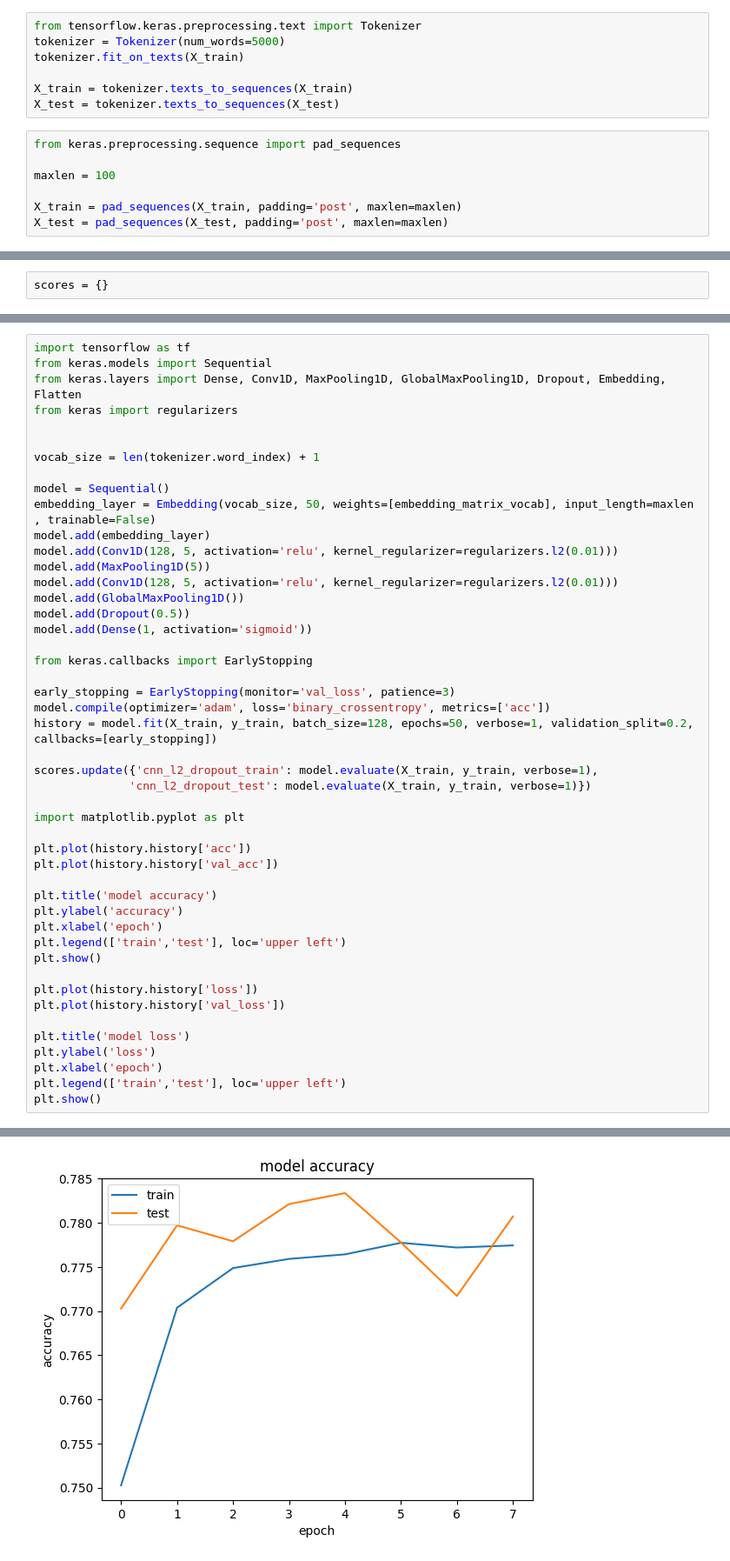
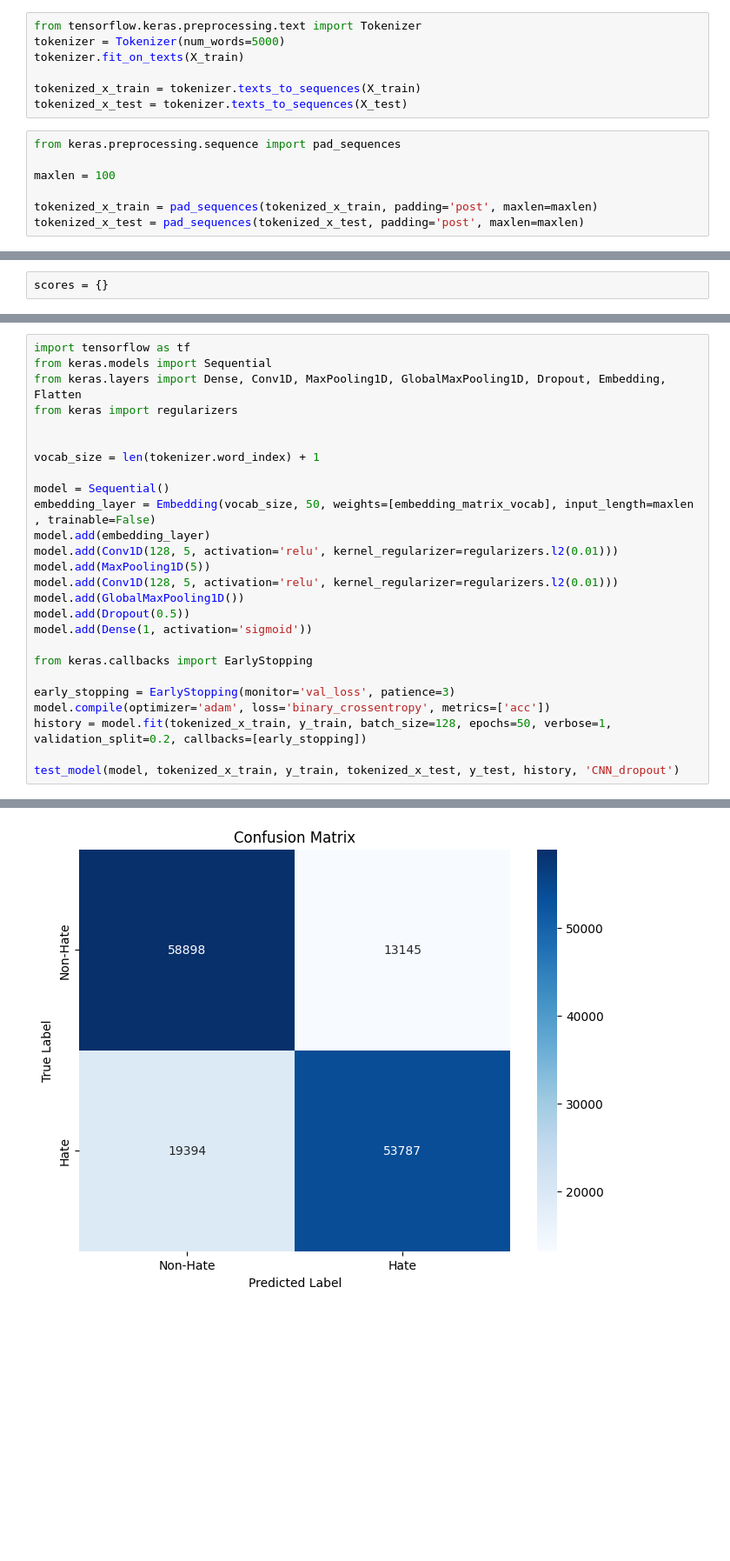
Before and after one commit to mqarmout/hate_speech_detection_ssystem, a Jupyter notebook: feed_forward.ipynb, the cells around one changed output, grey strips where cells are left out. Shown at 87% size. Drawn from its saved outputs; the diff is of its cells as text; blank space fills up the shorter version.

```diff
--- a/feed_forward.ipynb
+++ b/feed_forward.ipynb
@@ -36,15 +36,15 @@ from tensorflow.keras.preprocessing.text import Tokenizer
 tokenizer = Tokenizer(num_words=5000)
 tokenizer.fit_on_texts(X_train)
 
-X_train = tokenizer.texts_to_sequences(X_train)
-X_test = tokenizer.texts_to_sequences(X_test)
+tokenized_x_train = tokenizer.texts_to_sequences(X_train)
+tokenized_x_test = tokenizer.texts_to_sequences(X_test)
 # %%
 from keras.preprocessing.sequence import pad_sequences
 
 maxlen = 100
 
-X_train = pad_sequences(X_train, padding='post', maxlen=maxlen)
-X_test = pad_sequences(X_test, padding='post', maxlen=maxlen)
+tokenized_x_train = pad_sequences(tokenized_x_train, padding='post', maxlen=maxlen)
+tokenized_x_test = pad_sequences(tokenized_x_test, padding='post', maxlen=maxlen)
 # %%
 from tensorflow.keras.preprocessing.text import Tokenizer
 from tensorflow.keras.preprocessing.sequence import pad_sequences
@@ -284,29 +337,8 @@ from keras.callbacks import EarlyStopping
 
 early_stopping = EarlyStopping(monitor='val_loss', patience=3)
 model.compile(optimizer='adam', loss='binary_crossentropy', metrics=['acc'])
-history = model.fit(X_train, y_train, batch_size=128, epochs=50, verbose=1, validation_split=0.2, callbacks=[early_stopping])
+history = model.fit(tokenized_x_train, y_train, batch_size=128, epochs=50, verbose=1, validation_split=0.2, callbacks=[early_stopping])
 
-scores.update({'cnn_l2_dropout_train': model.evaluate(X_train, y_train, verbose=1),
-              'cnn_l2_dropout_test': model.evaluate(X_train, y_train, verbose=1)})
-
-import matplotlib.pyplot as plt
-
-plt.plot(history.history['acc'])
-plt.plot(history.history['val_acc'])
-
-plt.title('model accuracy')
-plt.ylabel('accuracy')
-plt.xlabel('epoch')
-plt.legend(['train','test'], loc='upper left')
-plt.show()
-
-plt.plot(history.history['loss'])
-plt.plot(history.history['val_loss'])
-
-plt.title('model loss')
-plt.ylabel('loss')
-plt.xlabel('epoch')
-plt.legend(['train','test'], loc='upper left')
-plt.show()
+test_model(model, tokenized_x_train, y_train, tokenized_x_test, y_test, history, 'CNN_dropout')
 # %% [output]
 Epoch 1/50
@@ -330 +361 @@ Epoch 8/50
-[figure, old version]
+[figure, new version]
```
Also changed, not shown: parts of 17 cells of this notebook, 1 other file.
